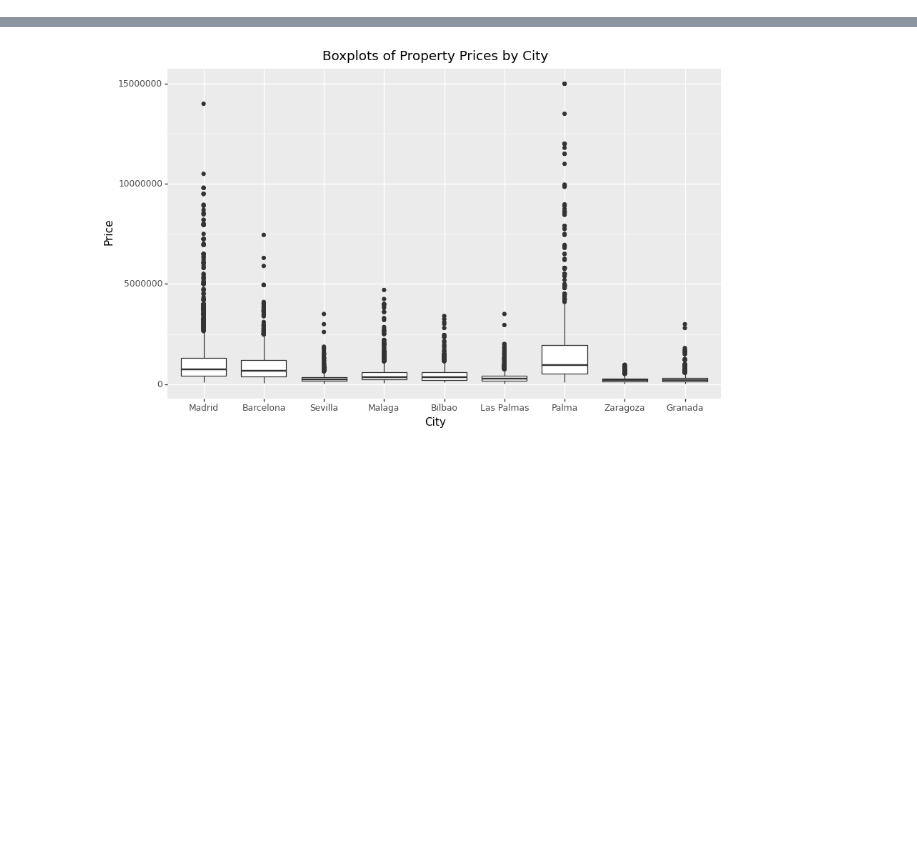
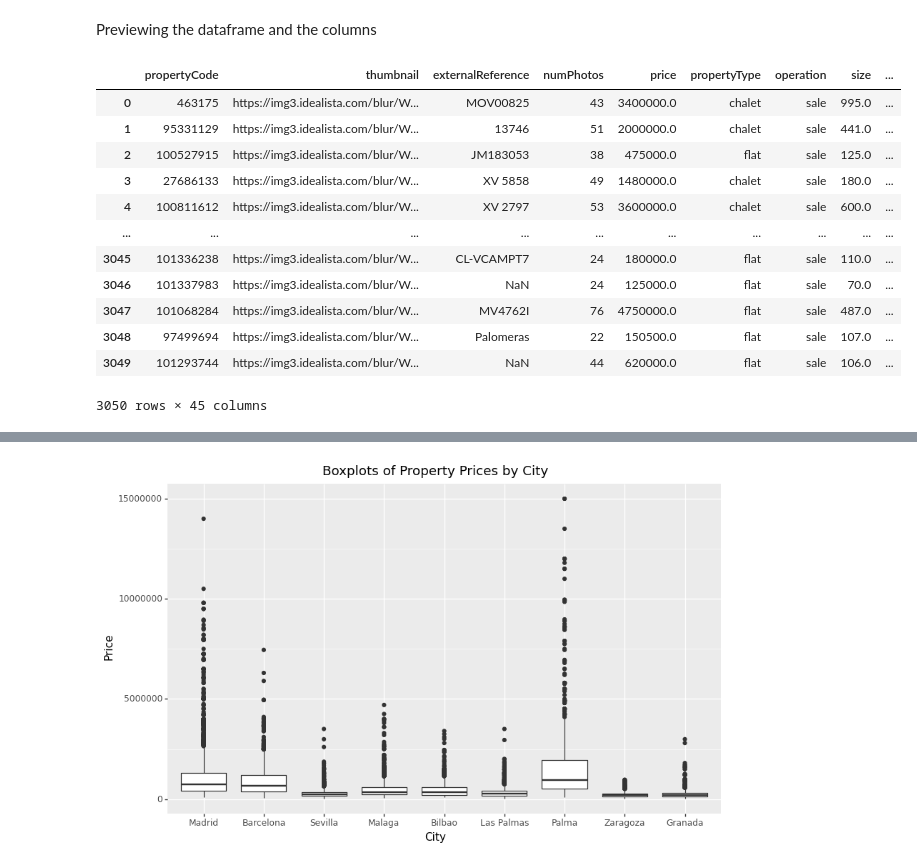
Before and after one commit to Bosco0120/DS105NeuralNetwork_and_Chill, a Jupyter notebook: Sales Analysis/Sales Analysis Idealista.ipynb, the cells around one changed output, grey strips where cells are left out. Cells and saved outputs as stored; diff of their text form; code cells hidden in the pictures; blank space fills up the shorter version.

Commit message:
changed sales

```diff
--- a/Sales Analysis/Sales Analysis Idealista.ipynb
+++ b/Sales Analysis/Sales Analysis Idealista.ipynb
@@ -31,2 +32,20 @@ FileNotFoundError: [Errno 2] No such file or directory: 'df_idealista_barca.csv'
 # %%
 df_madrid_all = pd.concat([df_madrid, df_madrid2], ignore_index=True)
+# %% [markdown]
+Previewing the dataframe and the columns
+# %%
+df_madrid_all
+# %% [output]
+|  | propertyCode | thumbnail | externalReference | numPhotos | price | propertyType | operation | size | ... |
+| 0 | 463175 | https://img3.idealista.com/blur/W... | MOV00825 | 43 | 3400000.0 | chalet | sale | 995.0 | ... |
+| 1 | 95331129 | https://img3.idealista.com/blur/W... | 13746 | 51 | 2000000.0 | chalet | sale | 441.0 | ... |
+| 2 | 100527915 | https://img3.idealista.com/blur/W... | JM183053 | 38 | 475000.0 | flat | sale | 125.0 | ... |
+| 3 | 27686133 | https://img3.idealista.com/blur/W... | XV 5858 | 49 | 1480000.0 | chalet | sale | 180.0 | ... |
+| 4 | 100811612 | https://img3.idealista.com/blur/W... | XV 2797 | 53 | 3600000.0 | chalet | sale | 600.0 | ... |
+| ... | ... | ... | ... | ... | ... | ... | ... | ... | ... |
+| 3045 | 101336238 | https://img3.idealista.com/blur/W... | CL-VCAMPT7 | 24 | 180000.0 | flat | sale | 110.0 | ... |
+| 3046 | 101337983 | https://img3.idealista.com/blur/W... | NaN | 24 | 125000.0 | flat | sale | 70.0 | ... |
+| 3047 | 101068284 | https://img3.idealista.com/blur/W... | MV4762I | 76 | 4750000.0 | flat | sale | 487.0 | ... |
+| 3048 | 97499694 | https://img3.idealista.com/blur/W... | Palomeras | 22 | 150500.0 | flat | sale | 107.0 | ... |
+| 3049 | 101293744 | https://img3.idealista.com/blur/W... | NaN | 44 | 620000.0 | flat | sale | 106.0 | ... |
+3050 rows × 45 columns
```
Also changed, not shown: parts of 51 cells of this notebook.
